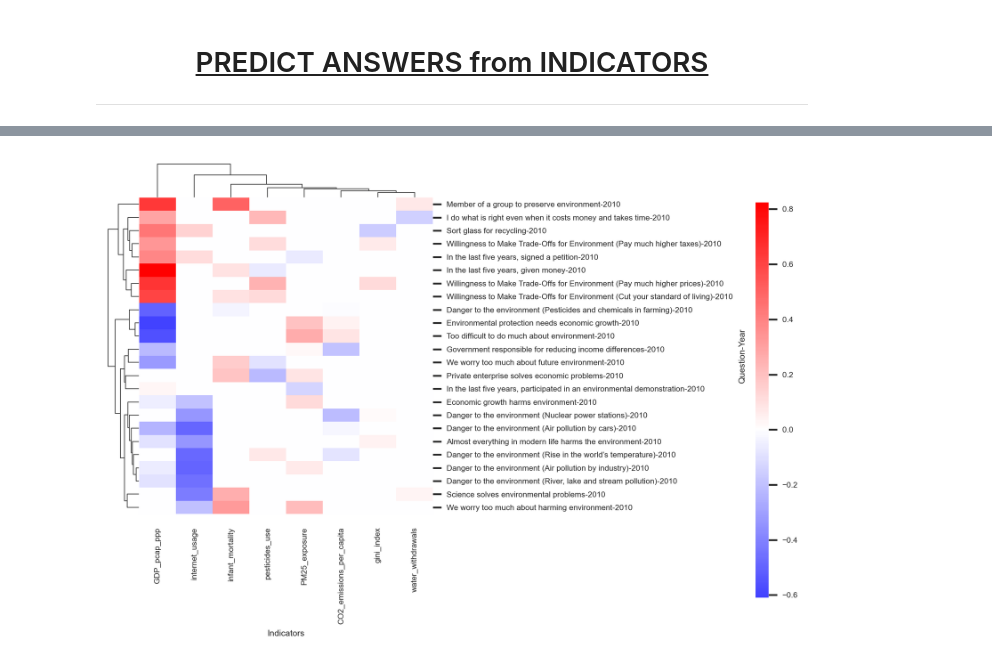
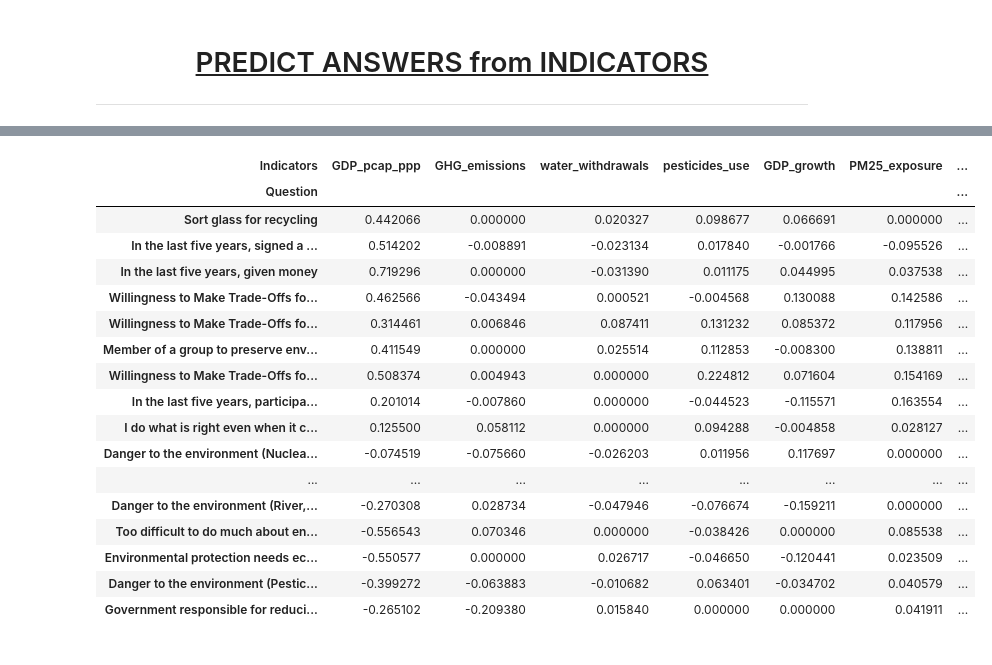
Before and after one commit to EdoardoTronconi/TesiMagistrale, a Jupyter notebook: PredictiveIndicators.ipynb, the cells around one changed output, grey strips where cells are left out. Saved outputs shown, nothing was run; the diff lists cells and outputs as text; code cells hidden in the pictures.

```diff
--- a/PredictiveIndicators.ipynb
+++ b/PredictiveIndicators.ipynb
@@ -132,11 +138,2 @@ predictive_indicators.columns.name = "Indicators"
 # %%
 predictive_indicators = pd.read_pickle("./Saved_variables/predictive_indicators.pickle")
-# %%
-sns.set(font_scale=.5)
-clm = sns.clustermap(predictive_indicators.query("Year == 2010"), dendrogram_ratio=0.1, figsize=(6.4,4.8), cbar_pos=(1,0.1,0.02,.8), cmap="bwr", center=0, yticklabels=1)
-#clm.fig.axes[2].tick_params(labelsize=5, pad=1)
-#clm.ax_row_dendrogram.set_visible(False)
-#clm.ax_col_dendrogram.set_visible(False)
-plt.tight_layout()
-# %% [output]
-[figure, removed]
@@ -142,0 +145,46 @@ plt.tight_layout()
+# %%
+data = predictive_indicators.groupby("Question").mean()
+
+def cluster_dataframe(data, cmap="bwr", method="ward", show=False, row_cluster=True, col_cluster=True):
+    from scipy.cluster.hierarchy import linkage, dendrogram
+
+    if row_cluster:
+        row_linkage = linkage(data, method=method, optimal_ordering=True)
+        row_order = dendrogram(row_linkage, no_plot=True)['leaves']
+    else:
+        row_order = slice(None)
+
+    if col_cluster:
+        col_linkage = linkage(data.T, method=method,  optimal_ordering=True)
+        col_order = dendrogram(col_linkage, no_plot=True)['leaves']
+
+    else:
+        col_order = slice(None)
+
+    abs_max = data.abs().max(axis=None)
+
+    if show:
+        display(data.iloc[row_order, col_order].style.background_gradient(cmap=cmap, axis=None, vmin=-abs_max, vmax=abs_max))
+    else:
+        return data.iloc[row_order, col_order]
+
+cluster_dataframe(data, show=True)
+# %% [output]
+| Indicators | GDP_pcap_ppp | GHG_emissions | water_withdrawals | pesticides_use | GDP_growth | PM25_exposure | ... |
+| Question |  |  |  |  |  |  | ... |
+| Sort glass for recycling | 0.442066 | 0.000000 | 0.020327 | 0.098677 | 0.066691 | 0.000000 | ... |
+| In the last five years, signed a ... | 0.514202 | -0.008891 | -0.023134 | 0.017840 | -0.001766 | -0.095526 | ... |
+| In the last five years, given money | 0.719296 | 0.000000 | -0.031390 | 0.011175 | 0.044995 | 0.037538 | ... |
+| Willingness to Make Trade-Offs fo... | 0.462566 | -0.043494 | 0.000521 | -0.004568 | 0.130088 | 0.142586 | ... |
+| Willingness to Make Trade-Offs fo... | 0.314461 | 0.006846 | 0.087411 | 0.131232 | 0.085372 | 0.117956 | ... |
+| Member of a group to preserve env... | 0.411549 | 0.000000 | 0.025514 | 0.112853 | -0.008300 | 0.138811 | ... |
+| Willingness to Make Trade-Offs fo... | 0.508374 | 0.004943 | 0.000000 | 0.224812 | 0.071604 | 0.154169 | ... |
+| In the last five years, participa... | 0.201014 | -0.007860 | 0.000000 | -0.044523 | -0.115571 | 0.163554 | ... |
+| I do what is right even when it c... | 0.125500 | 0.058112 | 0.000000 | 0.094288 | -0.004858 | 0.028127 | ... |
+| Danger to the environment (Nuclea... | -0.074519 | -0.075660 | -0.026203 | 0.011956 | 0.117697 | 0.000000 | ... |
+| ... | ... | ... | ... | ... | ... | ... | ... |
+| Danger to the environment (River,... | -0.270308 | 0.028734 | -0.047946 | -0.076674 | -0.159211 | 0.000000 | ... |
+| Too difficult to do much about en... | -0.556543 | 0.070346 | 0.000000 | -0.038426 | 0.000000 | 0.085538 | ... |
+| Environmental protection needs ec... | -0.550577 | 0.000000 | 0.026717 | -0.046650 | -0.120441 | 0.023509 | ... |
+| Danger to the environment (Pestic... | -0.399272 | -0.063883 | -0.010682 | 0.063401 | -0.034702 | 0.040579 | ... |
+| Government responsible for reduci... | -0.265102 | -0.209380 | 0.015840 | 0.000000 | 0.000000 | 0.041911 | ... |
```
Also changed, not shown: parts of 5 cells of this notebook, 5 other files.
